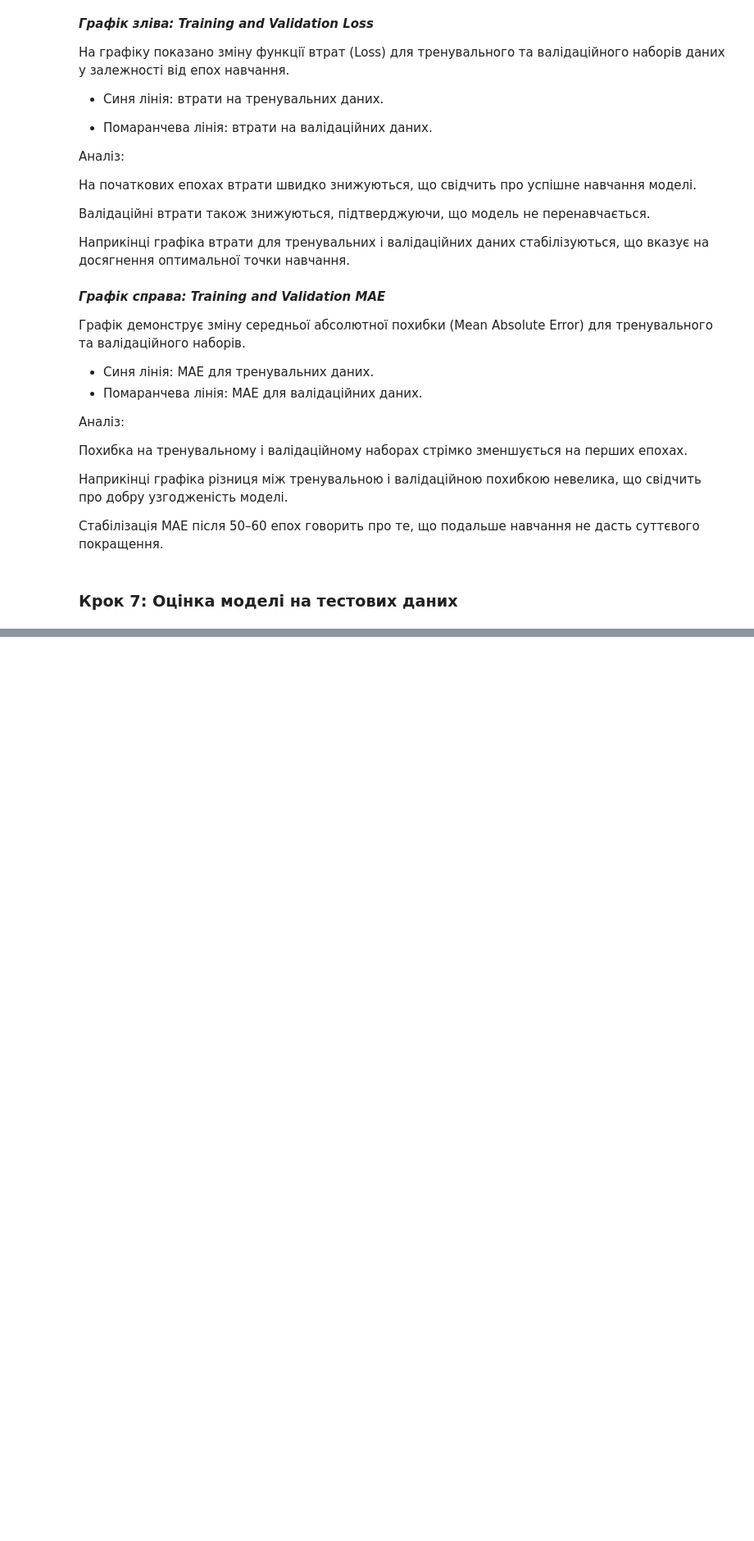
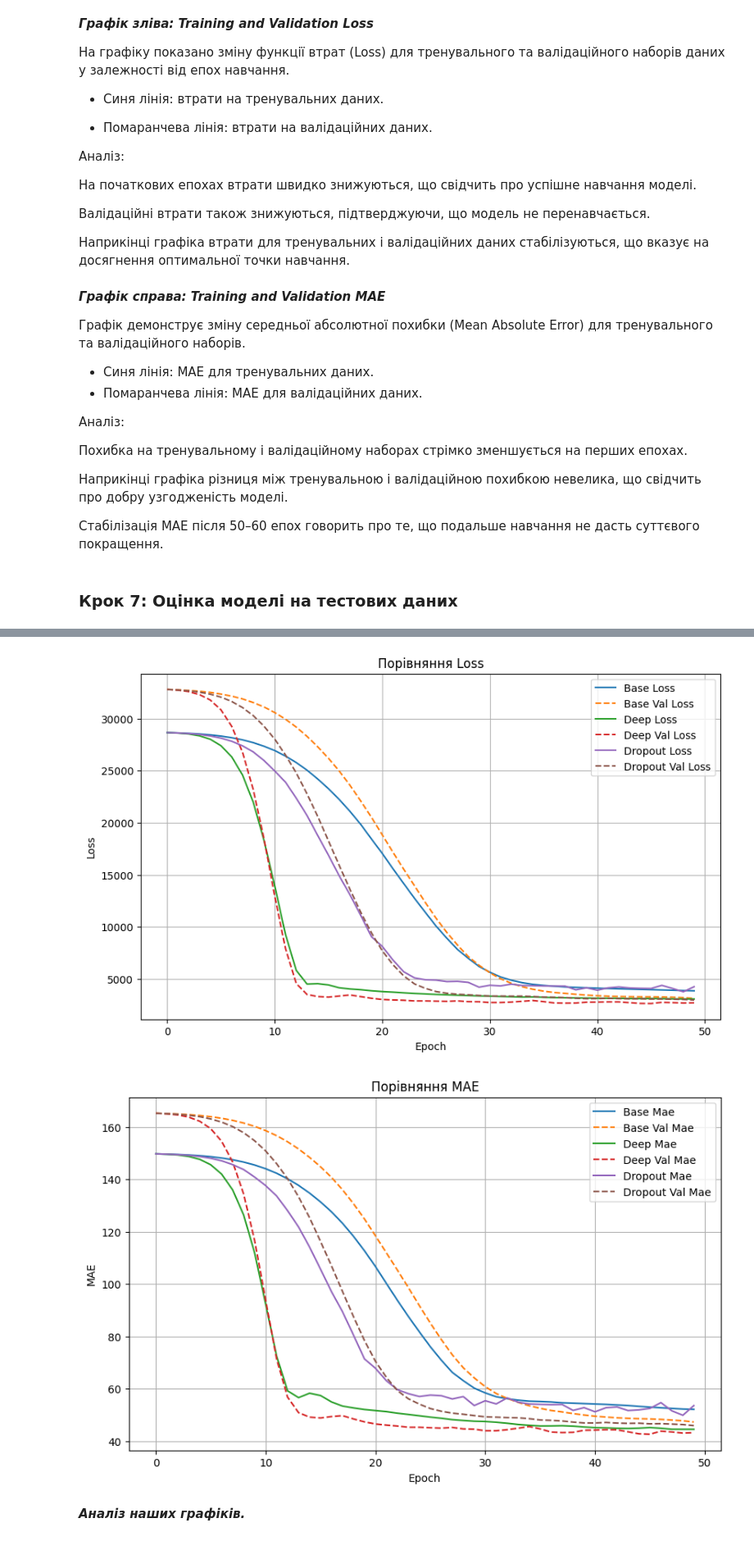
Before and after one commit to kurkur19/Neural_networks_Al_Khmuz_BS_25, a Jupyter notebook: 4lab_NN_Al_Khmuz_BS_25.ipynb, the cells around one changed output, grey strips where cells are left out. Shown: that part at 82% size. Saved outputs shown, nothing was run; the diff lists cells and outputs as text; code cells hidden in the pictures; blank space fills up the shorter version.

```diff
--- a/4lab_NN_Al_Khmuz_BS_25.ipynb
+++ b/4lab_NN_Al_Khmuz_BS_25.ipynb
@@ -387,0 +337,8 @@ model = keras.Sequential([
+# %%
+model_deep = Sequential([
+    Dense(128, activation='relu', input_dim=X_train.shape[1]),
+    Dense(64, activation='relu'),
+    Dense(32, activation='relu'),
+    Dense(1, activation='linear')
+])
+model_deep.compile(optimizer='adam', loss='mse', metrics=['mae'])
@@ -387,0 +360,12 @@ model = keras.Sequential([
+# %%
+from sklearn.model_selection import train_test_split
+
+# Розділяємо на навчальний і тестовий набори
+X_train, X_test, y_train, y_test = train_test_split(X, y, test_size=0.2, random_state=42)
+
+# Додатково розділяємо навчальний набір на навчальний і валідаційний
+X_train, X_val, y_train, y_val = train_test_split(X_train, y_train, test_size=0.25, random_state=42)
+# %%
+history_base = model_base.fit(X_train, y_train, validation_data=(X_val, y_val), epochs=50, batch_size=32, verbose=0)
+history_deep = model_deep.fit(X_train, y_train, validation_data=(X_val, y_val), epochs=50, batch_size=32, verbose=0)
+history_dropout = model_dropout.fit(X_train, y_train, validation_data=(X_val, y_val), epochs=50, batch_size=32, verbose=0)
@@ -387,0 +398,31 @@ model = keras.Sequential([
+# %%
+import matplotlib.pyplot as plt
+
+# Функція для побудови графіків
+def plot_training(histories, metric, title, ylabel):
+    plt.figure(figsize=(10, 6))
+    for name, history in histories.items():
+        plt.plot(history.history[metric], label=f'{name} {metric.capitalize()}')
+        plt.plot(history.history[f'val_{metric}'], linestyle='dashed', label=f'{name} Val {metric.capitalize()}')
+    plt.title(title)
+    plt.xlabel('Epoch')
+    plt.ylabel(ylabel)
+    plt.legend()
+    plt.grid()
+    plt.show()
+
+# Збираємо історії
+histories = {
+    "Base": history_base,
+    "Deep": history_deep,
+    "Dropout": history_dropout
+}
+
+# Побудова графіків
+plot_training(histories, 'loss', 'Порівняння Loss', 'Loss')
+plot_training(histories, 'mae', 'Порівняння MAE', 'MAE')
+# %% [output]
+[figure, added]
+[figure, added]
+# %% [markdown]
+***Аналіз наших графіків.***
```
Also changed, not shown: parts of 47 cells of this notebook.
